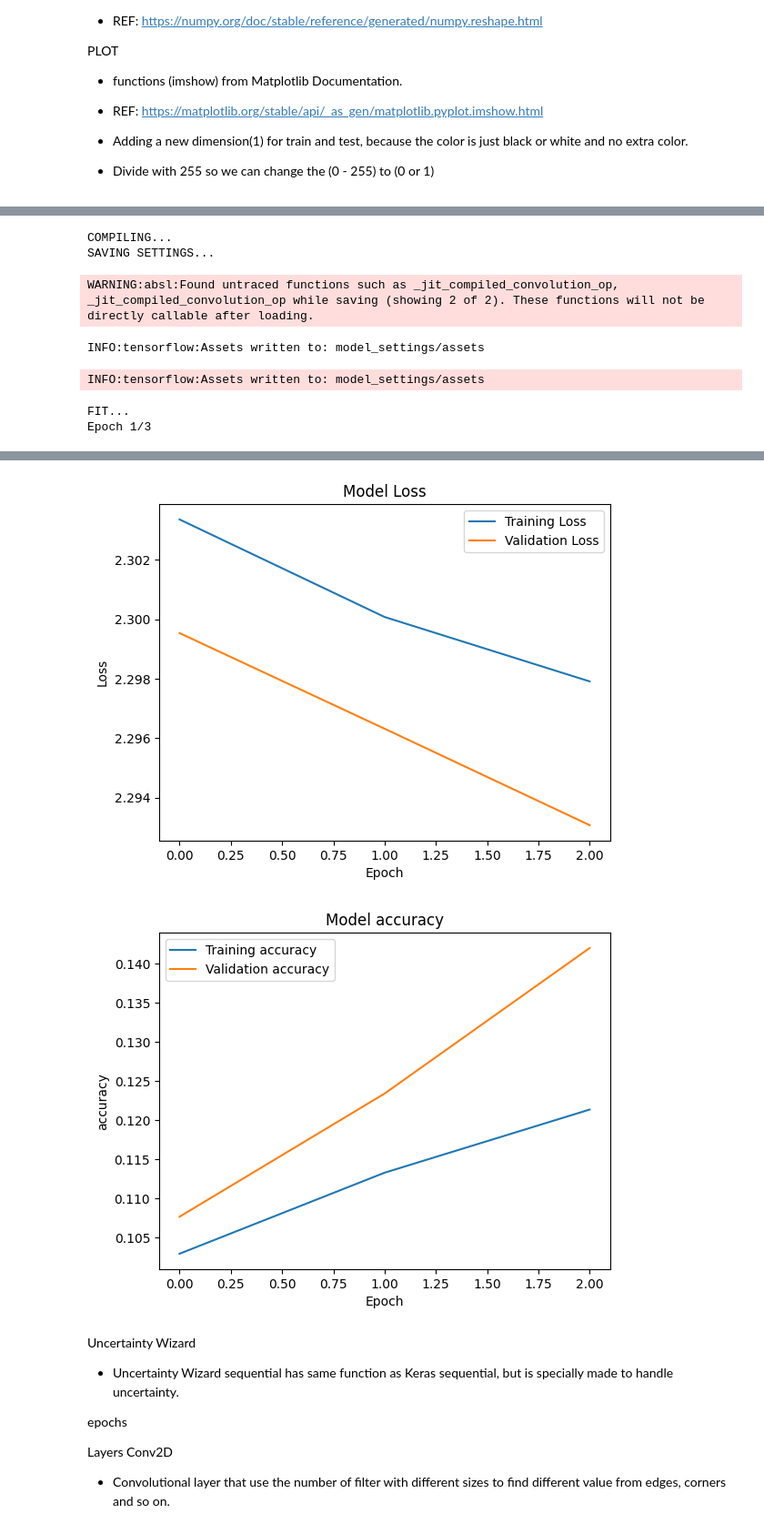
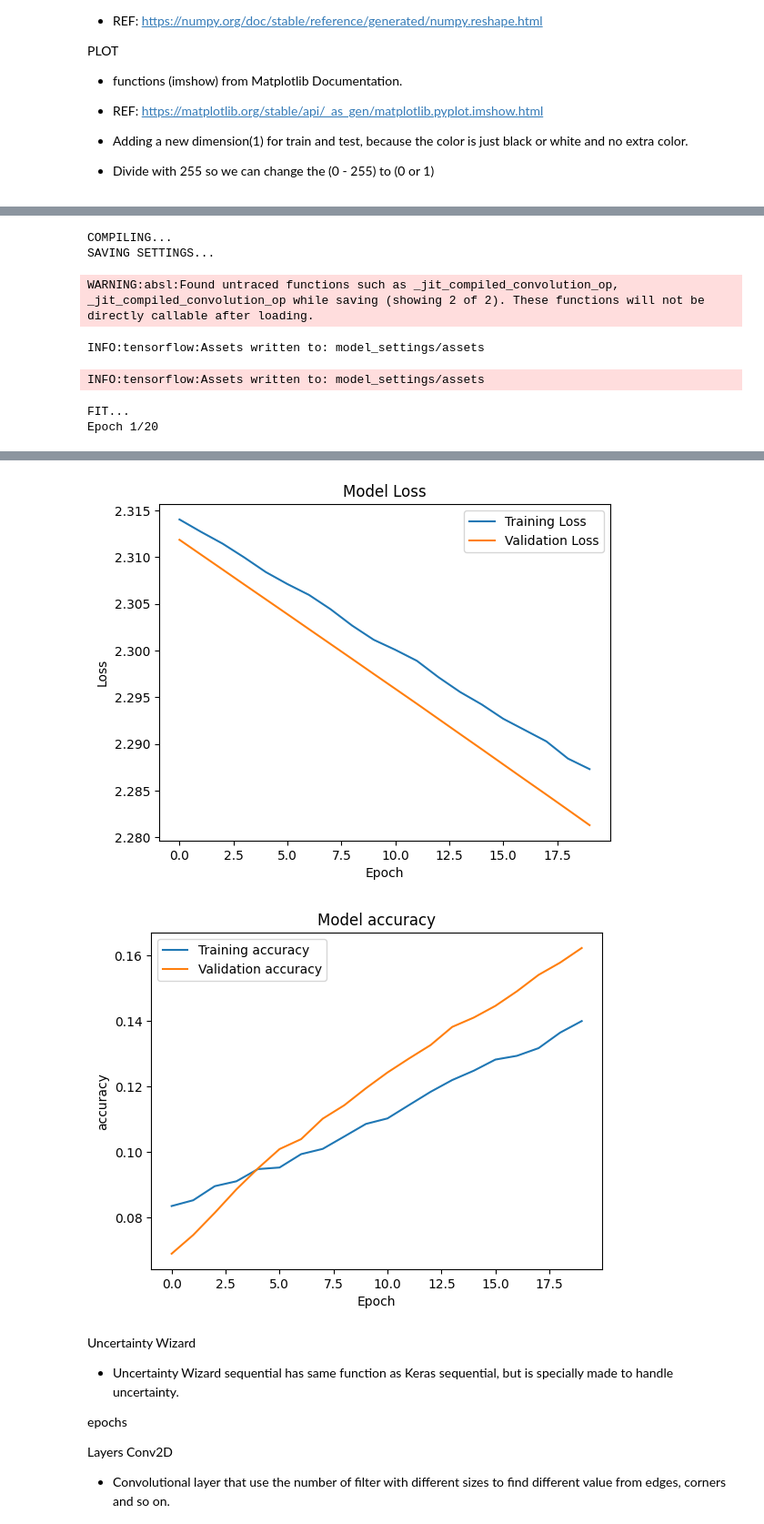
Before and after one commit to mrfratti/fihajo, a Jupyter notebook: Stochastic_Sequential_Mnist/Stochastic_Sequential_Mnist.ipynb, the cells around one changed output, grey strips where cells are left out. Shown: that part at 91% size. Drawn from its saved outputs; the diff is of its cells as text; code cells hidden in the pictures.

Commit message:
epoch 5000

```diff
--- a/Stochastic_Sequential_Mnist/Stochastic_Sequential_Mnist.ipynb
+++ b/Stochastic_Sequential_Mnist/Stochastic_Sequential_Mnist.ipynb
@@ -96,8 +110,8 @@ model.save("model_settings", save_format='tf')
 print("FIT...")
 model_info = model.fit(x_train, y_train,
                        validation_split = 0.1,
-                       batch_size       = 2000,
-                       epochs           = 3,
+                       batch_size       = 5000,
+                       epochs           = 20,
                        verbose          = 1,
                        callbacks        = [tf.keras.callbacks.EarlyStopping(patience=2)])
 
@@ -145,4 +159,4 @@ WARNING:absl:Found untraced functions such as _jit_compiled_convolution_op, _jit
 INFO:tensorflow:Assets written to: model_settings/assets
 INFO:tensorflow:Assets written to: model_settings/assets
 FIT...
-Epoch 1/3
+Epoch 1/20
@@ -170,9 +184,9 @@ _________________________________________________________________
 Non-trainable params: 1
 _________________________________________________________________
 None
 PLOT...
-[figure, old version]
+[figure, new version]
-[figure, old version]
+[figure, new version]
 # %% [markdown]
 Uncertainty Wizard
 * Uncertainty Wizard sequential has same function as Keras sequential, but is specially made to handle uncertainty.
```
Also changed, not shown: parts of 3 cells of this notebook, 2 other files.
